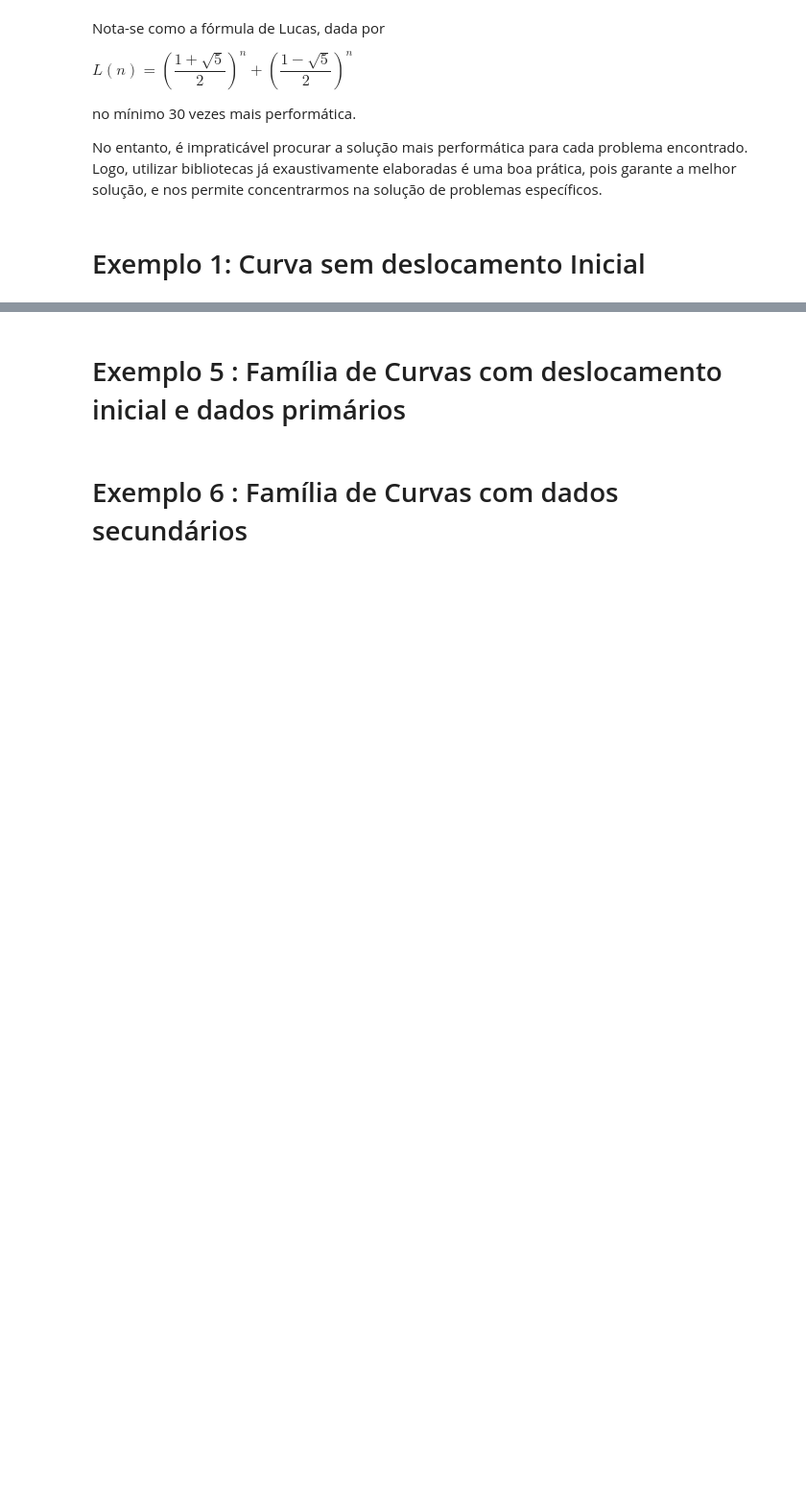
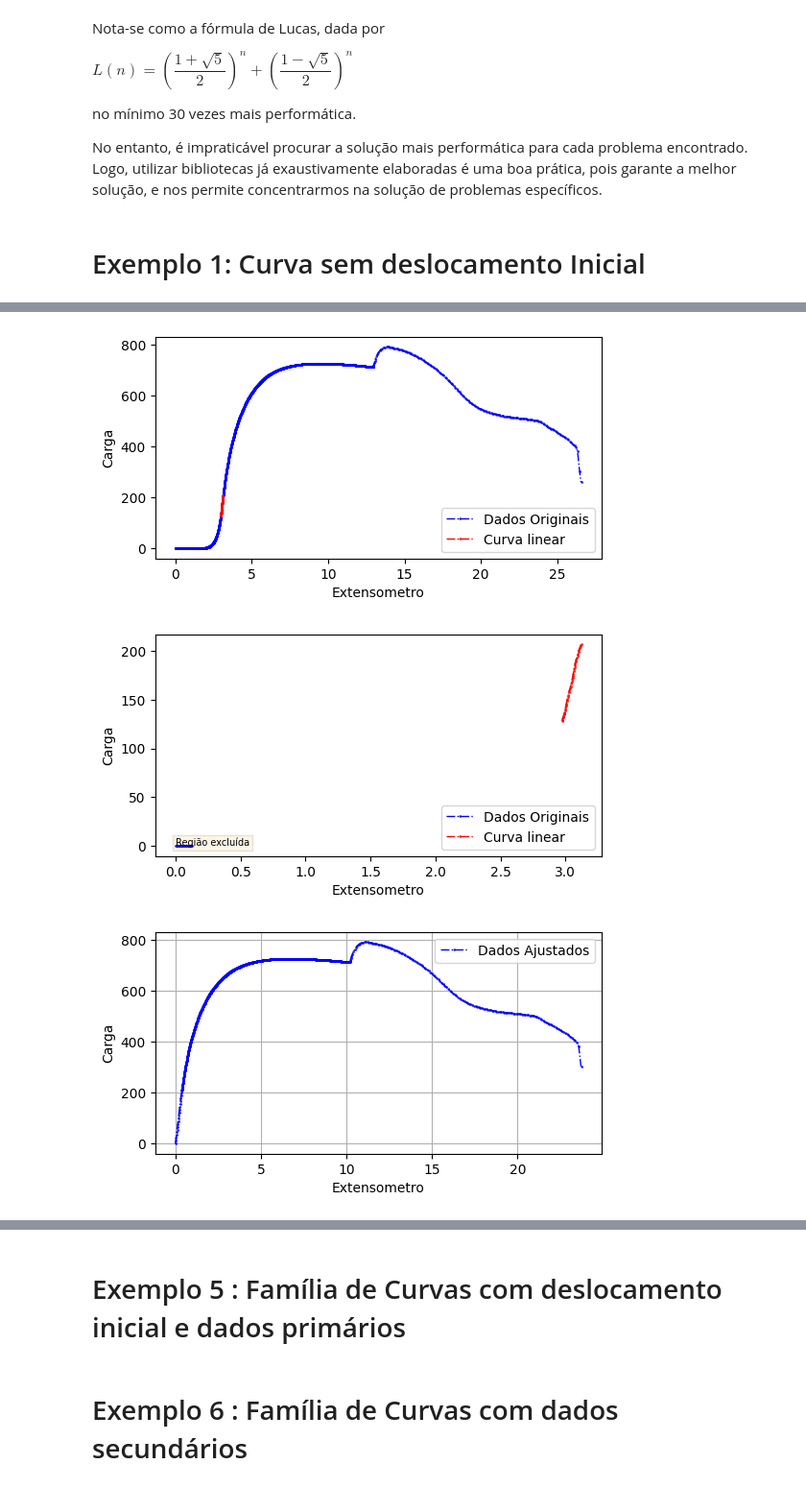
Before and after one commit to jonastieppo/Mini-Curso-Python, a Jupyter notebook: course.ipynb, the cells around one changed output, grey strips where cells are left out. Shown at 96% size. Drawn from its saved outputs; the diff is of its cells as text; code cells hidden in the pictures; blank space fills up the shorter version.

```diff
--- a/course.ipynb
+++ b/course.ipynb
@@ -67,0 +242,26 @@ from experimentalTreatingIsiPol.main import ReadExperimentalData
+# %%
+'''
+Pode-se também utilizar a biblioteca desenvolvida
+'''
+from experimentalTreatingIsiPol.main import MechanicalTestFittingLinear
+from experimentalTreatingIsiPol.machines._generalMachine import GeneralMachine
+c = MechanicalTestFittingLinear(
+                            'generalMachine', archive_name=r'.\experimental_data\exemplo_curva_inicial.csv',
+                            materialType = 'metal',
+                            direction = 'parallel',
+                            linearRegionSearchMethod='custom',
+                            x_min=2.97,
+                            x_max=3.12,
+                            generalMachineData=GeneralMachine(colunas=['id','Carga','Extensometro'],
+                                                              decimal=',',
+                                                              column_delimitador=';',
+                                                              skip_rows=0,
+                                                              x_column='Extensometro',
+                                                              y_column='Carga'
+                                                              )
+)
+c.MeasureYoungModulus(length=10, thickess=0.3, width=2, offset=1)
+# %% [output]
+[figure, added]
+[figure, added]
+[figure, added]
```
Also changed, not shown: parts of 21 cells of this notebook, 19 other files.
